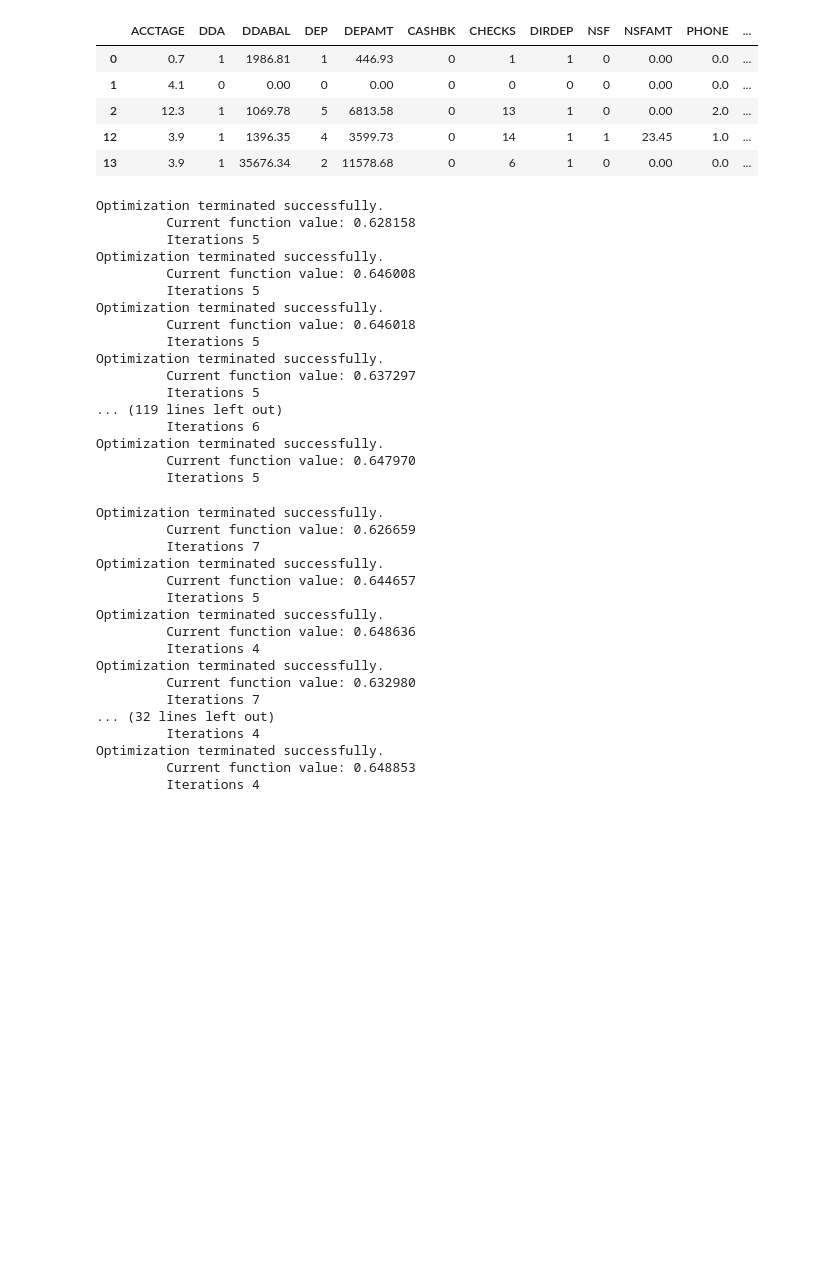
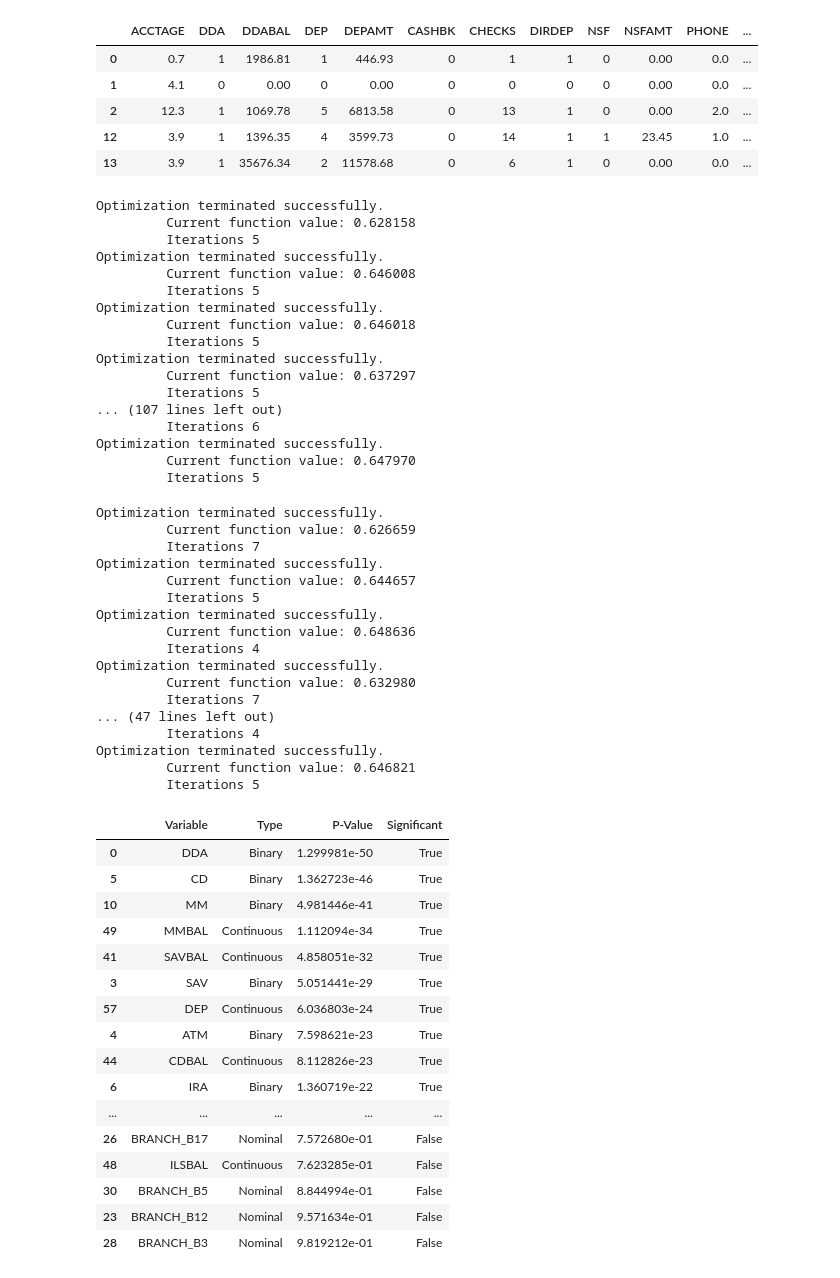
Before and after one commit to SterlingHayden/Logistic-Regression, a Jupyter notebook: HW/HW-01/phase-01.ipynb, the cells around one changed output. Cells and saved outputs as stored; diff of their text form; code cells hidden in the pictures; blank space fills up the shorter version.

```diff
--- a/HW/HW-01/phase-01.ipynb
+++ b/HW/HW-01/phase-01.ipynb
@@ -129,9 +129,10 @@ nom_ord_df
 5461 rows × 11 columns
 # %%
 nominal_cols = ['BRANCH', 'RES']
-ordinal_cols = ['DEP', 'CASHBK', 'CHECKS', 'PHONE', 'TELLER', 'POS', 'MMCRED', 'CCPURC']
-# would 'DEP', 'CASHBK', 'CHECKS', 'PHONE', 'TELLER', 'POS', 'MMCRED', 'CCPURC' be continous?
-continuous_cols.append('LORES')
+ordinal_cols = ['CASHBK', 'POS', 'MMCRED', 'CCPURC']
+# would 'DEP', 'CASHBK', 'CHECKS', 'PHONE', 'TELLER', 'MMCRED', 'CCPURC' be continous?
+for x in ['LORES', 'DEP', 'CHECKS', 'PHONE', 'TELLER', 'POS']:
+    continuous_cols.append(x)
 binary_cols.remove('INS')
 # %%
 print(continuous_cols)
@@ -199,7 +200,7 @@ Optimization terminated successfully.
 Optimization terminated successfully.
          Current function value: 0.637297
          Iterations 5
-... (119 lines left out)
+... (107 lines left out)
          Iterations 6
 Optimization terminated successfully.
          Current function value: 0.647970
@@ -216,9 +217,31 @@ Optimization terminated successfully.
 Optimization terminated successfully.
          Current function value: 0.632980
          Iterations 7
-... (32 lines left out)
+... (47 lines left out)
          Iterations 4
 Optimization terminated successfully.
-         Current function value: 0.648853
-         Iterations 4
+         Current function value: 0.646821
+         Iterations 5
+# %%
+pd.set_option('display.max_rows', 500)
+summary_df_sorted.to_csv(path_or_buf='summary_df_sorted.csv')
+summary_df_sorted
+# %% [output]
+|  | Variable | Type | P-Value | Significant |
+| 0 | DDA | Binary | 1.299981e-50 | True |
+| 5 | CD | Binary | 1.362723e-46 | True |
+| 10 | MM | Binary | 4.981446e-41 | True |
+| 49 | MMBAL | Continuous | 1.112094e-34 | True |
+| 41 | SAVBAL | Continuous | 4.858051e-32 | True |
+| 3 | SAV | Binary | 5.051441e-29 | True |
+| 57 | DEP | Continuous | 6.036803e-24 | True |
+| 4 | ATM | Binary | 7.598621e-23 | True |
+| 44 | CDBAL | Continuous | 8.112826e-23 | True |
+| 6 | IRA | Binary | 1.360719e-22 | True |
+| ... | ... | ... | ... | ... |
+| 26 | BRANCH_B17 | Nominal | 7.572680e-01 | False |
+| 48 | ILSBAL | Continuous | 7.623285e-01 | False |
+| 30 | BRANCH_B5 | Nominal | 8.844994e-01 | False |
+| 23 | BRANCH_B12 | Nominal | 9.571634e-01 | False |
+| 28 | BRANCH_B3 | Nominal | 9.819212e-01 | False |
 # %%
```
Also changed, not shown: parts of 2 cells of this notebook.
